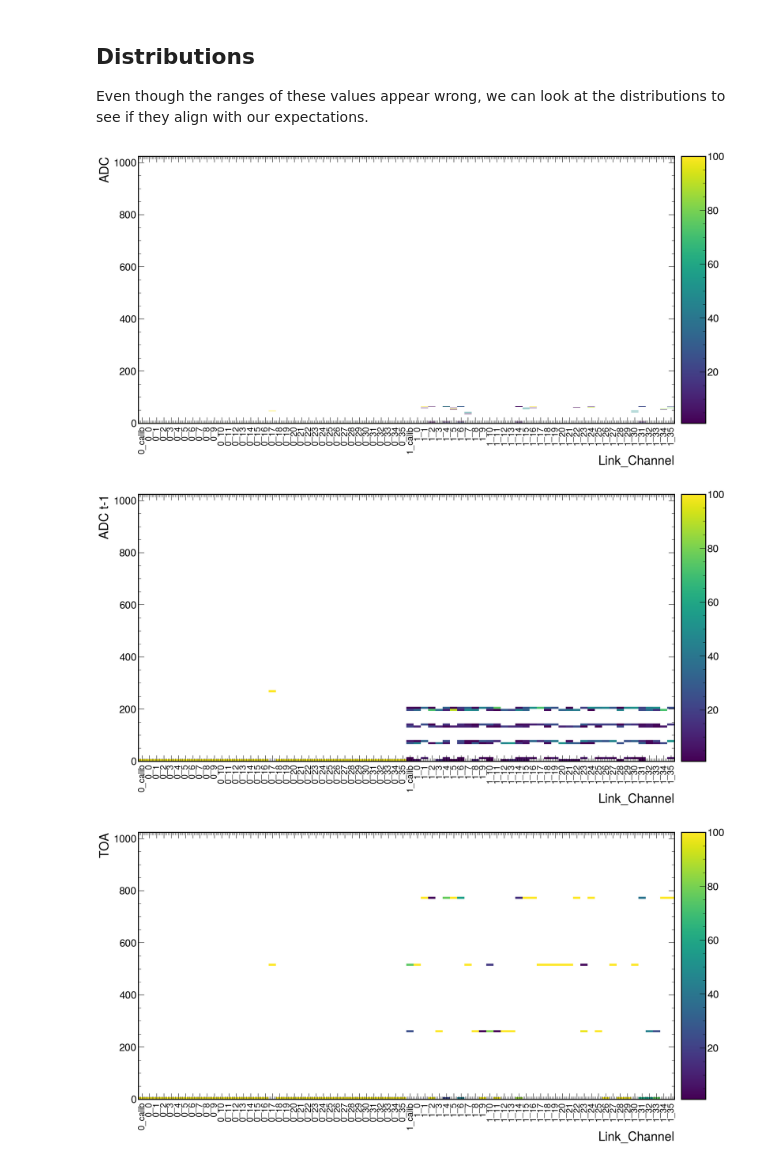
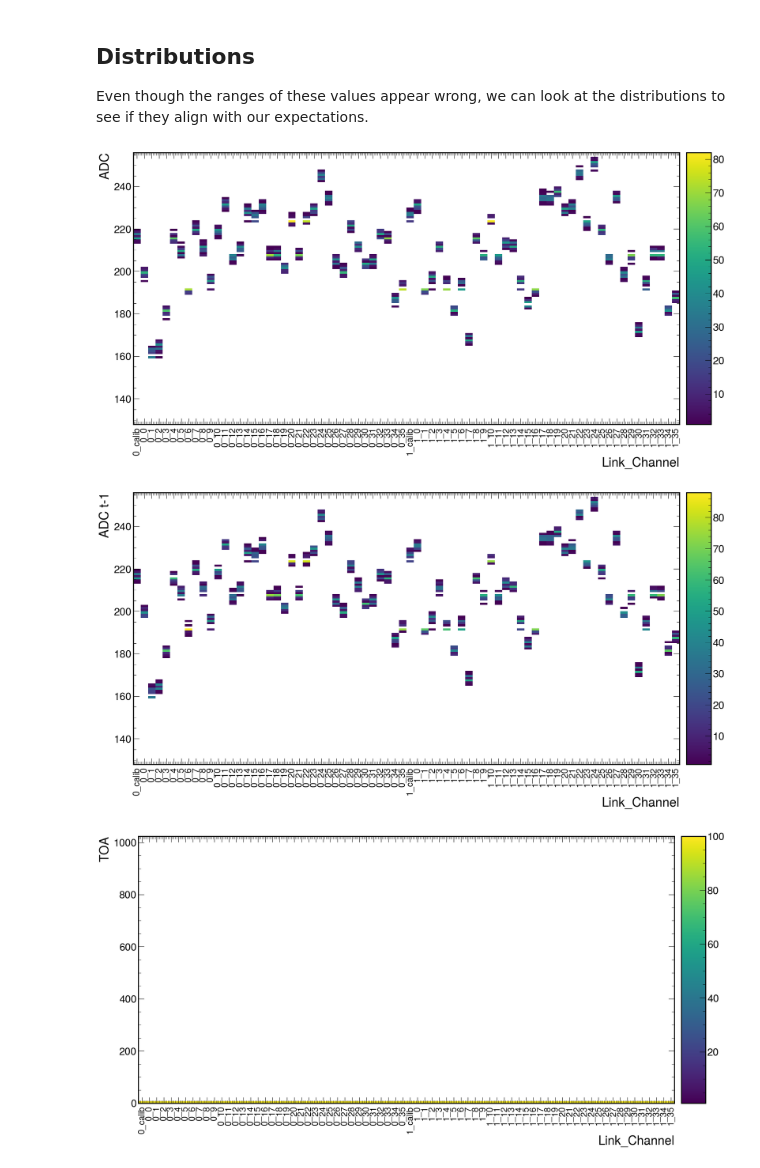
Before and after one commit to tomeichlersmith/ldmx-hgcroc-ana-dump, a Jupyter notebook: pedestals.ipynb, the cells around one changed output. Saved outputs shown, nothing was run; the diff lists cells and outputs as text; code cells hidden in the pictures.

Commit message:
rerun pedestals with updated firmware

```diff
--- a/pedestals.ipynb
+++ b/pedestals.ipynb
@@ -8,7 +8,7 @@ import mplhep.error_estimation
 mpl.style.use(mplhep.style.ROOT)
 import matplotlib.pyplot as plt
 # %%
-pedestals = pd.read_csv('../pflib/data/align-decoding/pedestal-2025-05-28-194133.csv')
+pedestals = pd.read_csv('../pflib/data/pedestal-2025-05-29-202051.csv')
 # define a unique ID for each channel to make histograms a bit easier to make
 pedestals['uid'] = pedestals['link'].astype(str)+'_'+pedestals['channel']
 # %%
@@ -116,14 +116,14 @@ def fill_and_plot_all_channels(
     plt.xticks(rotation=90, size='x-small')
     plt.show()
 # %%
-fill_and_plot_all_channels('adc','ADC',0,1024)
+fill_and_plot_all_channels('adc','ADC',128,256)
 # %% [output]
-[figure, old version]
+[figure, new version]
 # %%
-fill_and_plot_all_channels('adc_tm1','ADC t-1',0,1024,rebin=8)
+fill_and_plot_all_channels('adc_tm1','ADC t-1',128,256)
 # %% [output]
-[figure, old version]
+[figure, new version]
 # %%
 fill_and_plot_all_channels('toa','TOA',0,1024,rebin=8)
 # %% [output]
-[figure, old version]
+[figure, new version]
```
